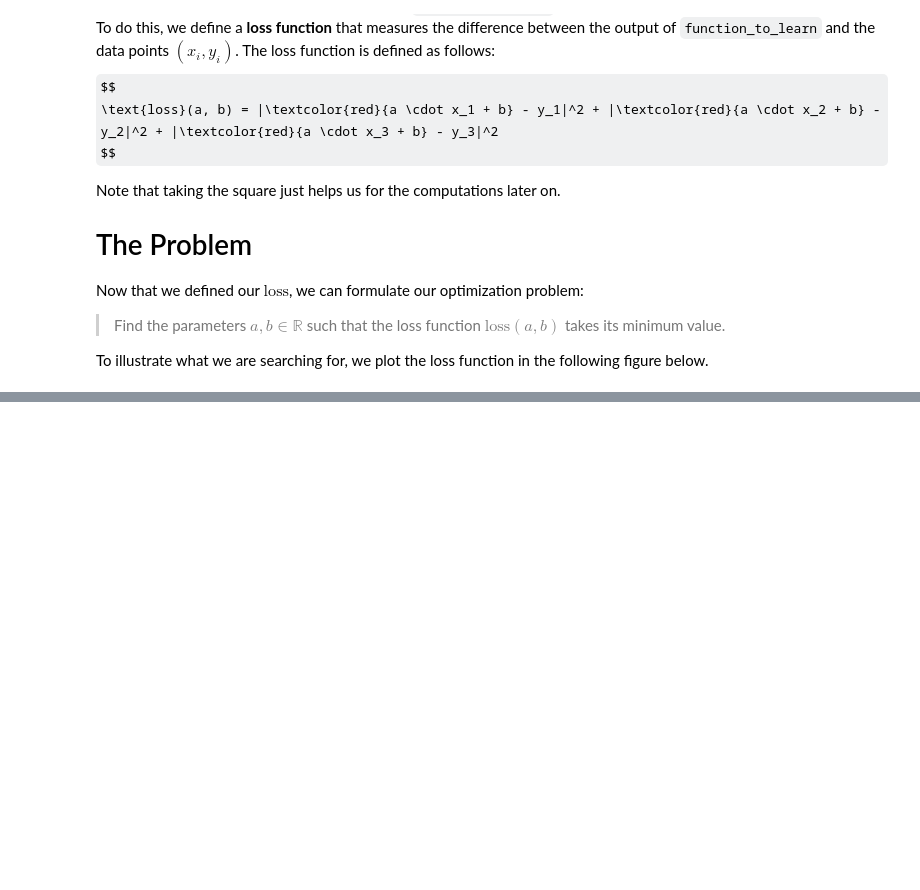
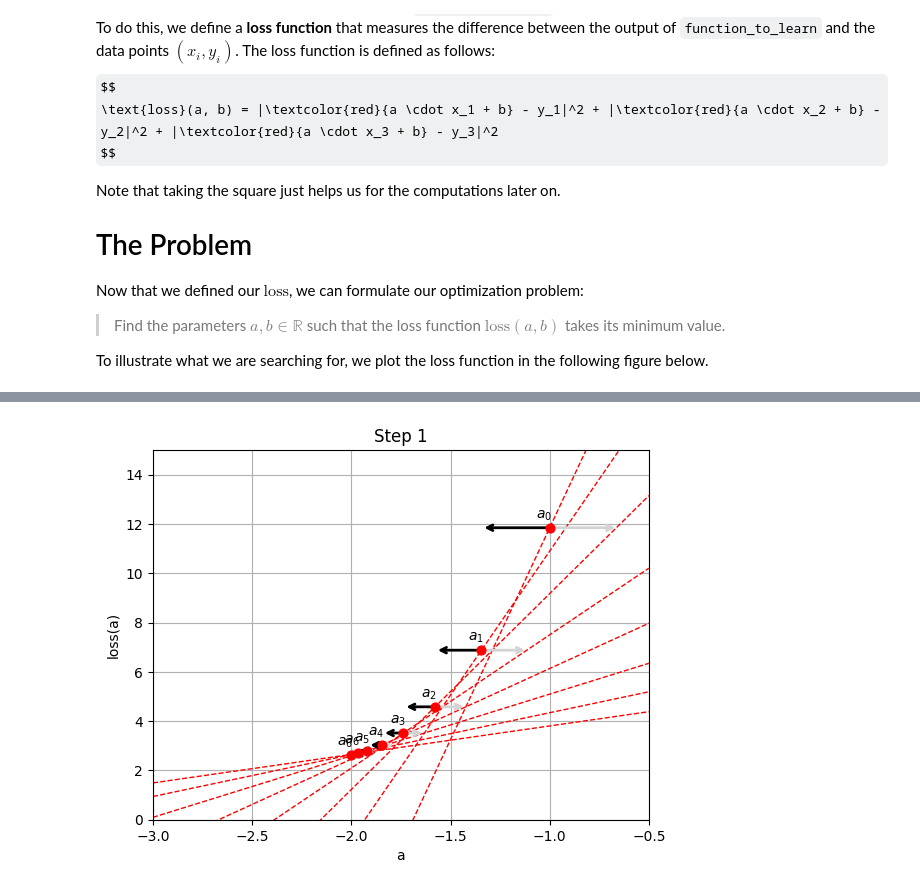
Before and after one commit to IDeaLab-uni-graz/workshop_classification, a Jupyter notebook: basics.ipynb, the cells around one changed output, grey strips where cells are left out. Saved outputs shown, nothing was run; the diff lists cells and outputs as text; code cells hidden in the pictures; some formulas as TeX source; blank space fills up the shorter version.

```diff
--- a/basics.ipynb
+++ b/basics.ipynb
@@ -96,0 +196,82 @@ plot_2d_function(loss, (-2.3, -1.8), (-1,0))
+# %%
+def plot_1d_function(func, x0, direction, step, xrange=(-3.0, -0.5), plot_loss=True):
+    # Define a domain around the point x0
+    x_min, x_max = xrange
+    x = np.linspace(x_min, x_max, 400)
+    y = func(x)
+
+    # Create plot
+    fig, ax = plt.subplots()
+
+    # Highlight the point (x0, f(x0))
+    if plot_loss:
+
+        ax.plot(x, y)
+
+        ax.axhline(
+            y=func(-2.075),
+            color='orange',
+            linestyle='--',
+            linewidth=1
+        )
+
+    from sympy import symbols, diff, lambdify
+
+    x = symbols('x')
+    f = func(x)
+    df = diff(f, x)
+    df = lambdify(x, df, modules=['numpy'])
+
+    def add_tangent_decision(ax, x0, tangent, x_min, x_max, direction, step = 1.0, no = 0):
+        y0 = tangent(x0)
+        ax.scatter([x0], [y0], color='red', alpha=1.0, marker='o', s=40, zorder=20)
+        ax.plot([x_min, x_max], [tangent(x_min), tangent(x_max)], 'red', linestyle='--', linewidth=1.0)
+        ax.text(x0-0.07, y0+0.5, f'$a_{no}$', va='center')
+
+        right = dict(
+            arrowstyle='<-',
+            color=('black' if direction == 1 else 'lightgrey'), linewidth=2.0)
+        left = dict(
+            arrowstyle='->',
+            color=('lightgrey' if direction == 1 else 'black'), linewidth=2.0)
+
+        if direction != 0:
+            ax.annotate(
+                '',
+                xy=(x0-step, y0),
+                xytext=(x0, y0),
+                arrowprops=left
+            )
+            ax.annotate(
+                '',
+                xy=(x0, y0),
+                xytext=(x0+step, y0),
+                arrowprops=right
+            )
+
+    x_i = x0
+    for i, d_i in enumerate(direction):
+        s_i = step * df(x_i)
+        tangent = lambda x: df(x_i) * (x - x_i) + func(x_i)
+        add_tangent_decision(ax, x_i, tangent, x_min, x_max, d_i, step=s_i, no=i)
+        x_i +=s_i * d_i
+
+    add_tangent_decision(ax, x_i, tangent, x_min, x_max, 0, step=s_i, no=i)
+
+    # Labels and title
+    ax.set_xlabel('a')
+    ax.set_ylabel('loss(a)')
+    ax.set_ylim(0.0, 15.0)
+    ax.set_xlim(xrange)
+    ax.grid()
+    ax.set_title('Step 1')
+
+    plt.show()
+a = -1.0
+d = [-1, -1, -1, -1, -1, -1, -1]
+
+#step_size = 0.1
+step_size = 0.02
+plot_1d_function(loss, a, d, step=step_size, plot_loss=False)
+# %% [output]
+[figure, added]
```
Also changed, not shown: parts of 6 cells of this notebook, 1 other file.
